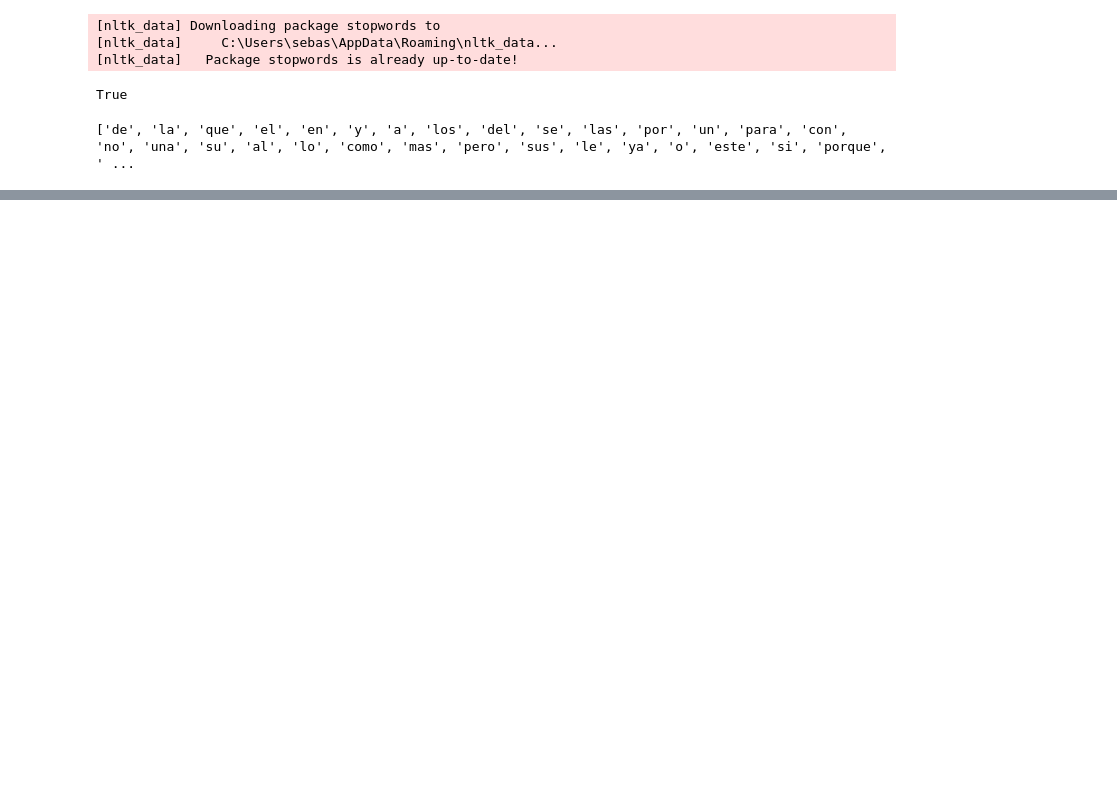
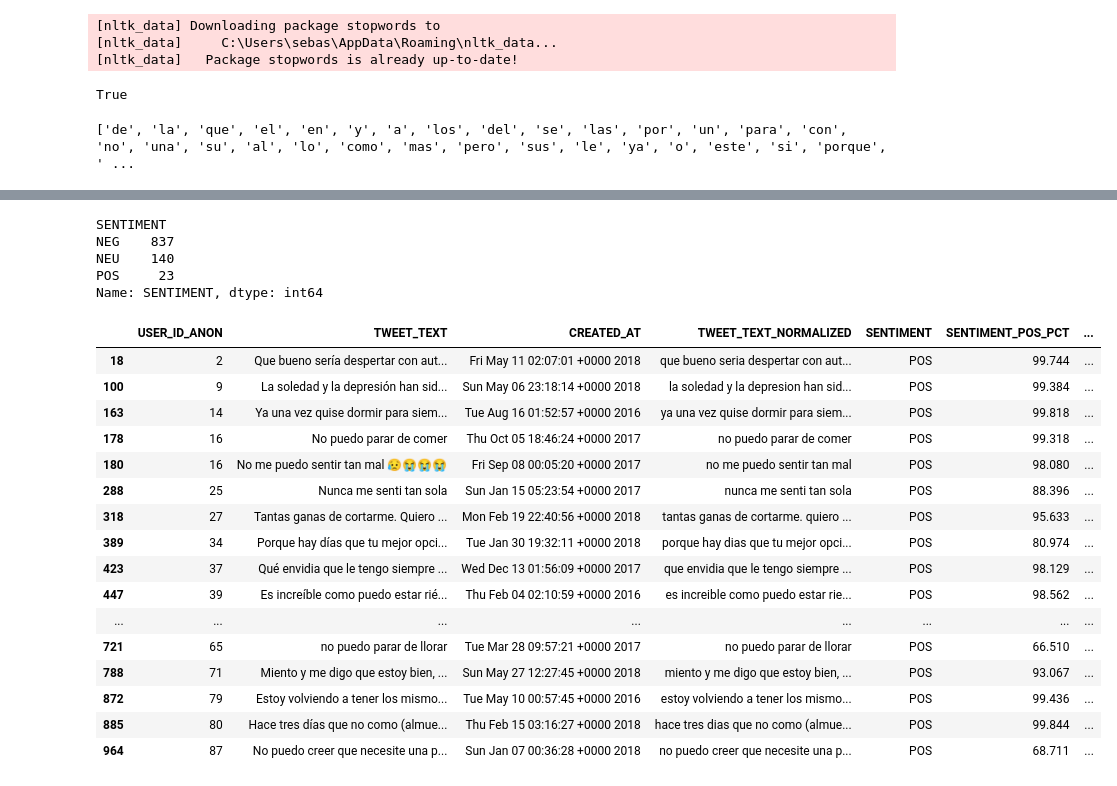
Before and after one commit to JuanS3/twitter-depression-analysis, a Jupyter notebook: dataset-exploration.ipynb, the cells around one changed output, grey strips where cells are left out. Cells and saved outputs as stored; diff of their text form; code cells hidden in the pictures; blank space fills up the shorter version.

Commit message:
feat: :sparkles: Adding sentiment analysis for each tweet

```diff
--- a/dataset-exploration.ipynb
+++ b/dataset-exploration.ipynb
@@ -242,0 +241,10 @@ plt.close()
+# %%
+sentiment_analyzer = SentimentAnalyzer(lang="es")
+# %%
+data['SENTIMENT_FULL'] = data['TWEET_TEXT_NORMALIZED'].apply(lambda t: sentiment_analyzer.predict(t))
+data['SENTIMENT'] = data['SENTIMENT_FULL'].apply(lambda t: t.output)
+data['SENTIMENT_POS_PCT'] = data['SENTIMENT_FULL'].apply(lambda t: round(t.probas['POS'] * 100, 3))
+data['SENTIMENT_NEG_PCT'] = data['SENTIMENT_FULL'].apply(lambda t: round(t.probas['NEG'] * 100, 3))
+data['SENTIMENT_NEU_PCT'] = data['SENTIMENT_FULL'].apply(lambda t: round(t.probas['NEU'] * 100, 3))
+del data['SENTIMENT_FULL']
+data
@@ -242,0 +265,28 @@ plt.close()
+# %%
+data.groupby(['SENTIMENT'])['SENTIMENT'].count()
+# %% [output]
+SENTIMENT
+NEG    837
+NEU    140
+POS     23
+Name: SENTIMENT, dtype: int64
+# %%
+data[data['SENTIMENT'] == 'POS']
+# %% [output]
+|  | USER_ID_ANON | TWEET_TEXT | CREATED_AT | TWEET_TEXT_NORMALIZED | SENTIMENT | SENTIMENT_POS_PCT | ... |
+| 18 | 2 | Que bueno sería despertar con aut... | Fri May 11 02:07:01 +0000 2018 | que bueno seria despertar con aut... | POS | 99.744 | ... |
+| 100 | 9 | La soledad y la depresión han sid... | Sun May 06 23:18:14 +0000 2018 | la soledad y la depresion han sid... | POS | 99.384 | ... |
+| 163 | 14 | Ya una vez quise dormir para siem... | Tue Aug 16 01:52:57 +0000 2016 | ya una vez quise dormir para siem... | POS | 99.818 | ... |
+| 178 | 16 | No puedo parar de comer | Thu Oct 05 18:46:24 +0000 2017 | no puedo parar de comer | POS | 99.318 | ... |
+| 180 | 16 | No me puedo sentir tan mal 😥😭😭😭 | Fri Sep 08 00:05:20 +0000 2017 | no me puedo sentir tan mal | POS | 98.080 | ... |
+| 288 | 25 | Nunca me senti tan sola | Sun Jan 15 05:23:54 +0000 2017 | nunca me senti tan sola | POS | 88.396 | ... |
+| 318 | 27 | Tantas ganas de cortarme. Quiero ... | Mon Feb 19 22:40:56 +0000 2018 | tantas ganas de cortarme. quiero ... | POS | 95.633 | ... |
+| 389 | 34 | Porque hay días que tu mejor opci... | Tue Jan 30 19:32:11 +0000 2018 | porque hay dias que tu mejor opci... | POS | 80.974 | ... |
+| 423 | 37 | Qué envidia que le tengo siempre ... | Wed Dec 13 01:56:09 +0000 2017 | que envidia que le tengo siempre ... | POS | 98.129 | ... |
+| 447 | 39 | Es increíble como puedo estar rié... | Thu Feb 04 02:10:59 +0000 2016 | es increible como puedo estar rie... | POS | 98.562 | ... |
+| ... | ... | ... | ... | ... | ... | ... | ... |
+| 721 | 65 | no puedo parar de llorar | Tue Mar 28 09:57:21 +0000 2017 | no puedo parar de llorar | POS | 66.510 | ... |
+| 788 | 71 | Miento y me digo que estoy bien, ... | Sun May 27 12:27:45 +0000 2018 | miento y me digo que estoy bien, ... | POS | 93.067 | ... |
+| 872 | 79 | Estoy volviendo a tener los mismo... | Tue May 10 00:57:45 +0000 2016 | estoy volviendo a tener los mismo... | POS | 99.436 | ... |
+| 885 | 80 | Hace tres días que no como (almue... | Thu Feb 15 03:16:27 +0000 2018 | hace tres dias que no como (almue... | POS | 99.844 | ... |
+| 964 | 87 | No puedo creer que necesite una p... | Sun Jan 07 00:36:28 +0000 2018 | no puedo creer que necesite una p... | POS | 68.711 | ... |
```
Also changed, not shown: parts of 7 cells of this notebook.
